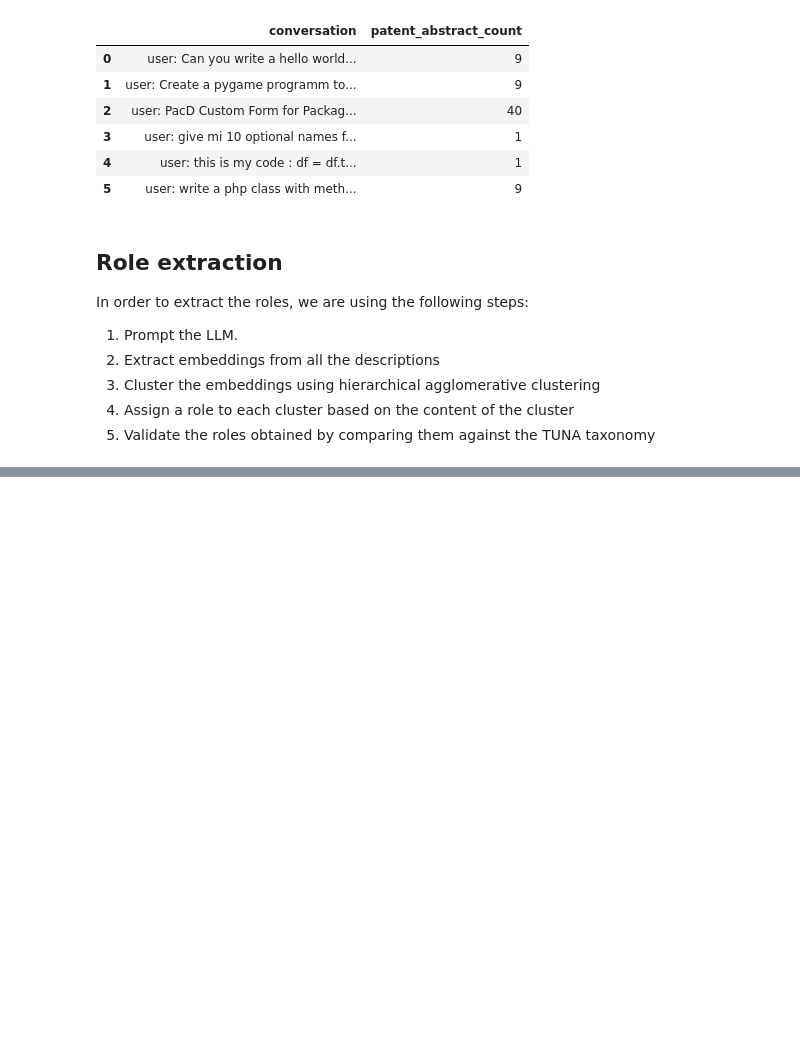
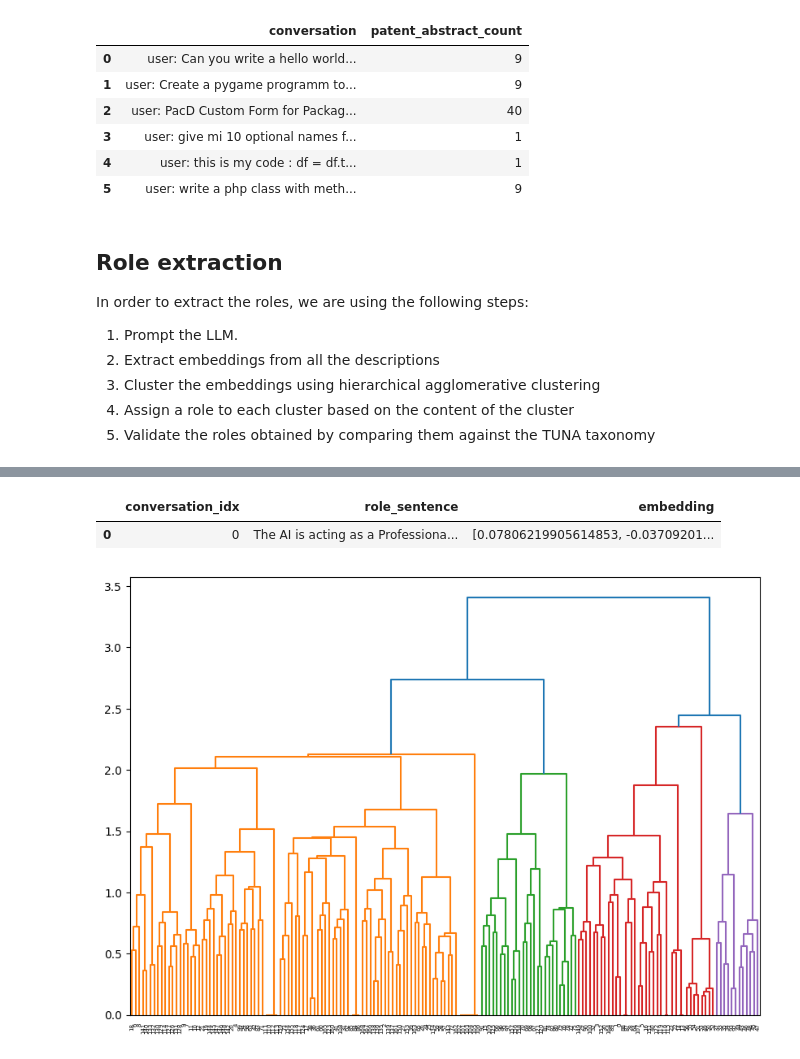
Before and after one commit to Engineering-AI-Systems-Team-3/chatgpt-at-work, a Jupyter notebook: chatgpt_at_work.ipynb, the cells around one changed output, grey strips where cells are left out. Cells and saved outputs as stored; diff of their text form; code cells hidden in the pictures; blank space fills up the shorter version.

```diff
--- a/chatgpt_at_work.ipynb
+++ b/chatgpt_at_work.ipynb
@@ -689,4 +752,50 @@ embedding_descriptions = np.random.rand(100, 1024)
+# %%
+collection = chroma.get_or_create_collection(
+    name=ROLES_COLLECTION_NAME,
+    embedding_function=embedding_functions.SentenceTransformerEmbeddingFunction(model_name=EMBEDDING_MODEL_ID),
+    metadata={"hnsw:space": "cosine"},
+)
+
+if collection.count() == 0:
+    roles_embeddings = model.encode(
+        roles_explainations_df["role_sentence"].tolist(),
+        batch_size=EMBEDDING_BATCH_SIZE,
+        show_progress_bar=True,
+        convert_to_numpy=True,
+    )
+
+
+    collection.add(
+        ids=roles_explainations_df.index.astype(str).tolist(),
+        embeddings=roles_embeddings,
+        metadatas=[{"role_explaination": explaination} for explaination in roles_explainations_df["role_sentence"].tolist()],
+    )
+else:
+    response = collection.get(
+        ids=roles_explainations_df.index.astype(str).tolist(),
+        include=["embeddings"],
+    )
+    embeddings_map = {
+        int(id): emb
+        for id, emb in zip(response["ids"], response["embeddings"])
+    }
+    embeddings = [embeddings_map[idx] for idx in roles_explainations_df.index]
+
+roles_explainations_df["embedding"] = list(embeddings)
+roles_explainations_df.head(1)
+# %% [output]
+|  | conversation_idx | role_sentence | embedding |
+| 0 | 0 | The AI is acting as a Professiona... | [0.07806219905614853, -0.03709201... |
 # %%
+embedding_descriptions = np.stack(roles_explainations_df["embedding"])
 linked = linkage(y=embedding_descriptions, method="ward")
-labelList = range(1, 101)
+
+plt.figure(figsize=(10, 7))
+dendrogram(linked,
+            orientation='top',
+            distance_sort='descending',
+            show_leaf_counts=True)
+plt.show()
+# %% [output]
+[figure, added]
 # %%
```
Also changed, not shown: parts of 21 cells of this notebook, 5 other files.
